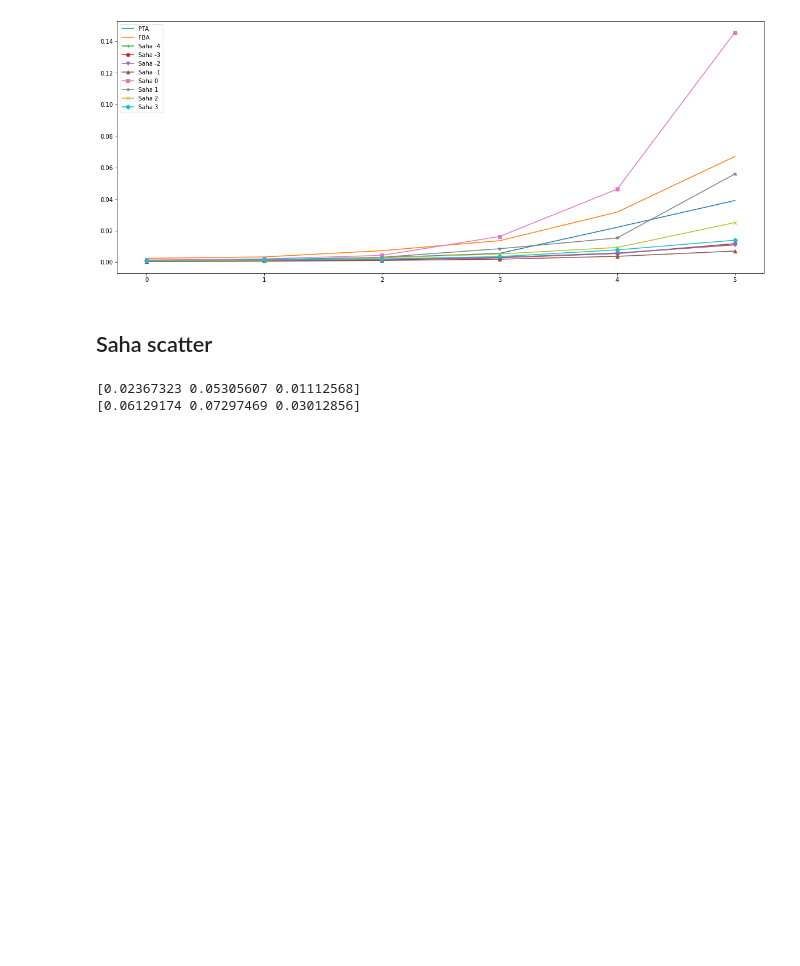
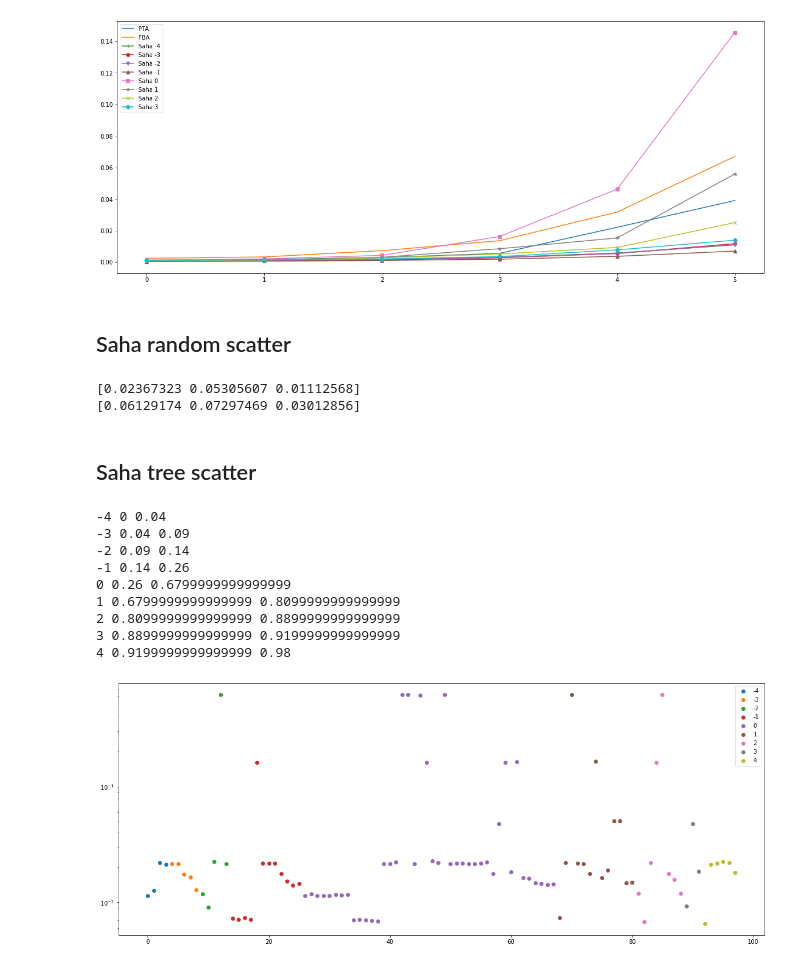
Before and after one commit to fandreuz/bsc-thesis, a Jupyter notebook: experiments/time/PerformancePlot.ipynb, the cells around one changed output. Saved outputs shown, nothing was run; the diff lists cells and outputs as text; code cells hidden in the pictures; blank space fills up the shorter version.

```diff
--- a/experiments/time/PerformancePlot.ipynb
+++ b/experiments/time/PerformancePlot.ipynb
@@ -169,7 +169,7 @@ plt.show()
 (6, 100, 5)
 [figure]
 # %% [markdown]
-## Saha scatter
+## Saha random scatter
 # %%
 p1 = np.load('saha/random/data2000_1.npy')
 p2 = np.load('saha/random/data2000_4.npy')
@@ -184,3 +184,57 @@ for idx,p in enumerate([p1,p2]):
 # %% [output]
 [0.02367323 0.05305607 0.01112568]
 [0.06129174 0.07297469 0.03012856]
+# %% [markdown]
+## Saha tree scatter
+# %%
+import string
+
+data = np.load('saha/tree/npys/data2_10.npy')
+
+edges = data[:,-2:]
+edges = np.ceil(np.log2(edges + 1))
+diff = edges[:,0] - edges[:,1]
+m = int(np.min(diff))
+M = int(np.max(diff))
+
+data = data[:,:-2]
+data = data[np.argsort(diff)]
+
+alphabet_string = string.ascii_lowercase
+alphabet_list = list(alphabet_string)
+
+alphabet_index = 0
+diff_to_char = {}
+for j in range(m,M):
+    if np.sum(diff == j) > 0:
+        diff_to_char[j] = alphabet_list[alphabet_index]
+        alphabet_index += 1
+
+x = np.array(list(range(100)))
+for alg in range(3):
+    txtify(x,data[:,alg],'saha/tree/scatter_{}'.format(alg))
+# %%
+plt.figure(figsize=(20,8))
+
+current_x = 0
+last = 0
+for j in range(m,M):
+    d = data[diff == j, 2]
+    print(j, last, last + len(d) / 100)
+    last += len(d) / 100
+    plt.scatter(list(range(current_x, current_x + len(d))), d, label=j)
+    current_x += len(d)
+plt.legend()
+plt.yscale('log')
+plt.show()
+# %% [output]
+-4 0 0.04
+-3 0.04 0.09
+-2 0.09 0.14
+-1 0.14 0.26
+0 0.26 0.6799999999999999
+1 0.6799999999999999 0.8099999999999999
+2 0.8099999999999999 0.8899999999999999
+3 0.8899999999999999 0.9199999999999999
+4 0.9199999999999999 0.98
+[figure, added]
```
Also changed, not shown: 5 other files.
